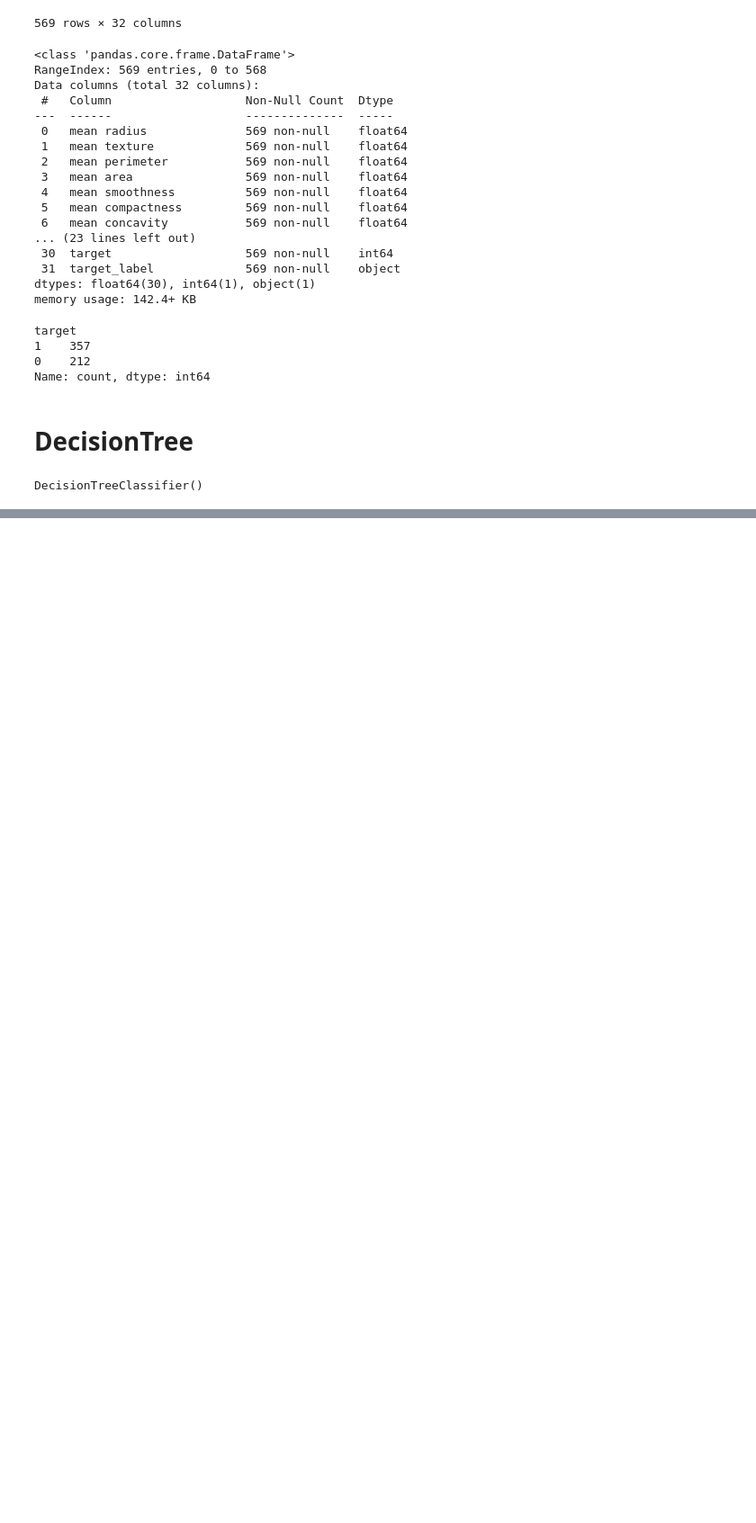
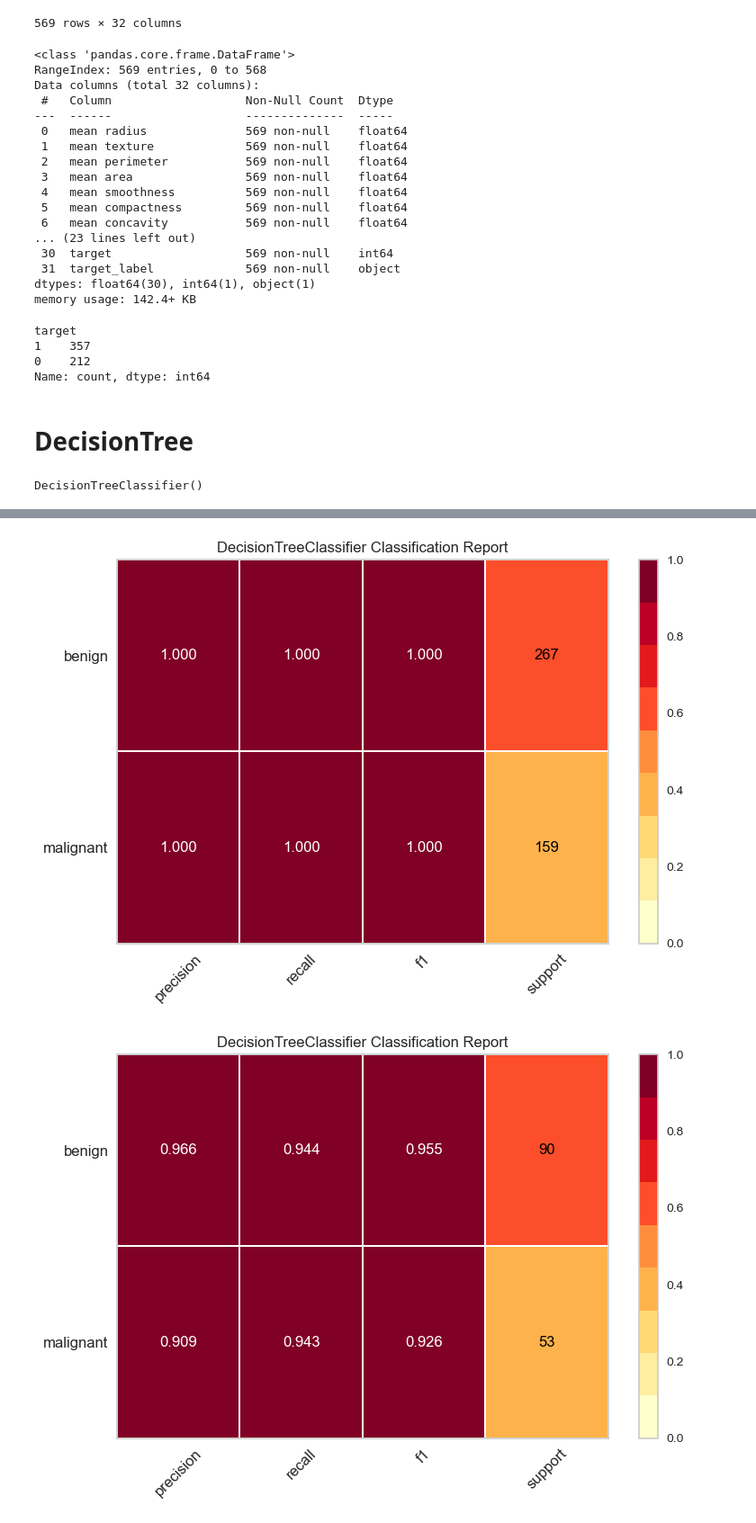
Before and after one commit to SlavaBogaj/Camp, a Jupyter notebook: Lesson10/Tree.ipynb, the cells around one changed output, grey strips where cells are left out. Shown at 90% size. Cells and saved outputs as stored; diff of their text form; code cells hidden in the pictures; blank space fills up the shorter version.

```diff
--- a/Lesson10/Tree.ipynb
+++ b/Lesson10/Tree.ipynb
@@ -148,0 +134,13 @@ weighted avg       0.92      0.92      0.92       143
+# %%
+visualizer_train = ClassificationReport(clf, classes=cancer.target_names, support=True)
+visualizer_train.fit(X_train, y_train)
+visualizer_train.score(X_train, y_train)
+visualizer_train.poof()
+
+visualizer_test = ClassificationReport(clf, classes=cancer.target_names, support=True)
+visualizer_test.fit(X_test, y_test)
+visualizer_test.score(X_test, y_test)
+visualizer_test.poof();
+# %% [output]
+[figure, added]
+[figure, added]
```
Also changed, not shown: parts of 2 cells of this notebook.
